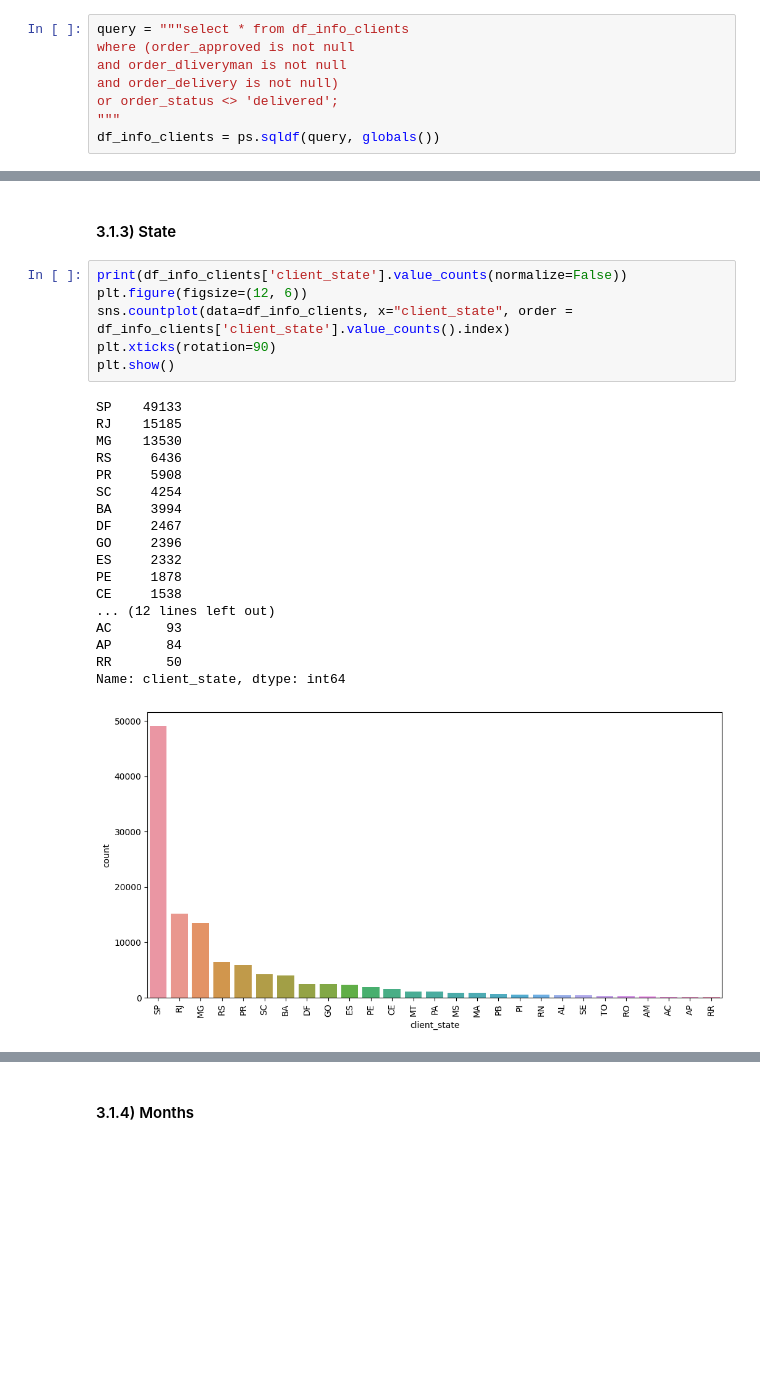
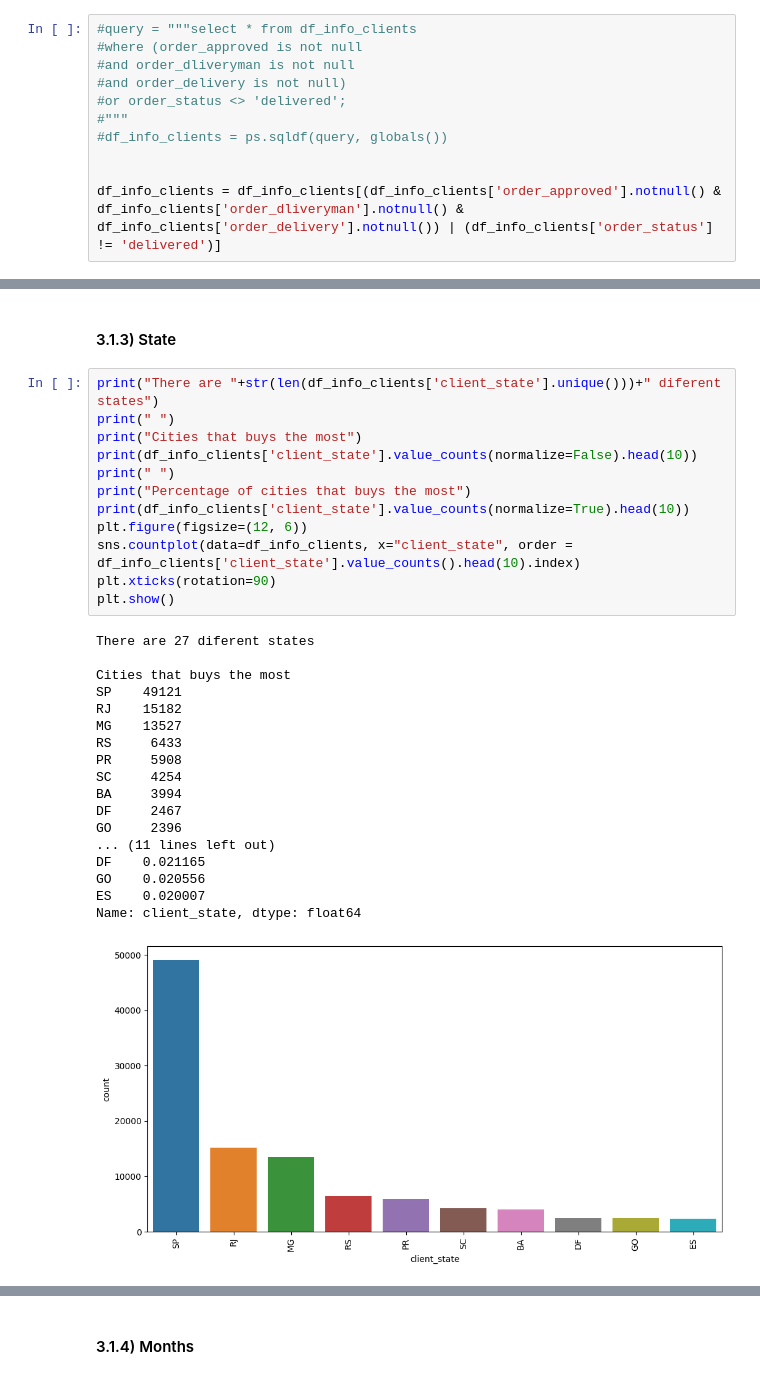
Before and after one commit to barbarafarah/clustering-clients, a Jupyter notebook: clustering.ipynb, the cells around one changed output, grey strips where cells are left out. Cells and saved outputs as stored; diff of their text form; blank space fills up the shorter version.

```diff
--- a/clustering.ipynb
+++ b/clustering.ipynb
@@ -175,10 +224,13 @@ or
 
 For this reason, I will delete these values.
 # %%
-query = """select * from df_info_clients
-where (order_approved is not null
-and order_dliveryman is not null
-and order_delivery is not null)
-or order_status <> 'delivered';
-"""
-df_info_clients = ps.sqldf(query, globals())
+#query = """select * from df_info_clients
+#where (order_approved is not null
+#and order_dliveryman is not null
+#and order_delivery is not null)
+#or order_status <> 'delivered';
+#"""
+#df_info_clients = ps.sqldf(query, globals())
+
+
+df_info_clients = df_info_clients[(df_info_clients['order_approved'].notnull() & df_info_clients['order_dliveryman'].notnull() & df_info_clients['order_delivery'].notnull()) | (df_info_clients['order_status'] != 'delivered')]
@@ -244,27 +313,33 @@ Name: client_city, dtype: int64
 # %% [markdown]
 #### 3.1.3) State
 # %%
-print(df_info_clients['client_state'].value_counts(normalize=False))
+print("There are "+str(len(df_info_clients['client_state'].unique()))+" diferent states")
+print(" ")
+print("Cities that buys the most")
+print(df_info_clients['client_state'].value_counts(normalize=False).head(10))
+print(" ")
+print("Percentage of cities that buys the most")
+print(df_info_clients['client_state'].value_counts(normalize=True).head(10))
 plt.figure(figsize=(12, 6))
-sns.countplot(data=df_info_clients, x="client_state", order = df_info_clients['client_state'].value_counts().index)
+sns.countplot(data=df_info_clients, x="client_state", order = df_info_clients['client_state'].value_counts().head(10).index)
 plt.xticks(rotation=90)
 plt.show()
 # %% [output]
-SP    49133
-RJ    15185
-MG    13530
-RS     6436
+There are 27 diferent states
+
+Cities that buys the most
+SP    49121
+RJ    15182
+MG    13527
+RS     6433
 PR     5908
 SC     4254
 BA     3994
 DF     2467
 GO     2396
-ES     2332
-PE     1878
-CE     1538
-... (12 lines left out)
-AC       93
-AP       84
-RR       50
-Name: client_state, dtype: int64
+... (11 lines left out)
+DF    0.021165
+GO    0.020556
+ES    0.020007
+Name: client_state, dtype: float64
-[figure, old version]
+[figure, new version]
```
Also changed, not shown: parts of 79 cells of this notebook.
